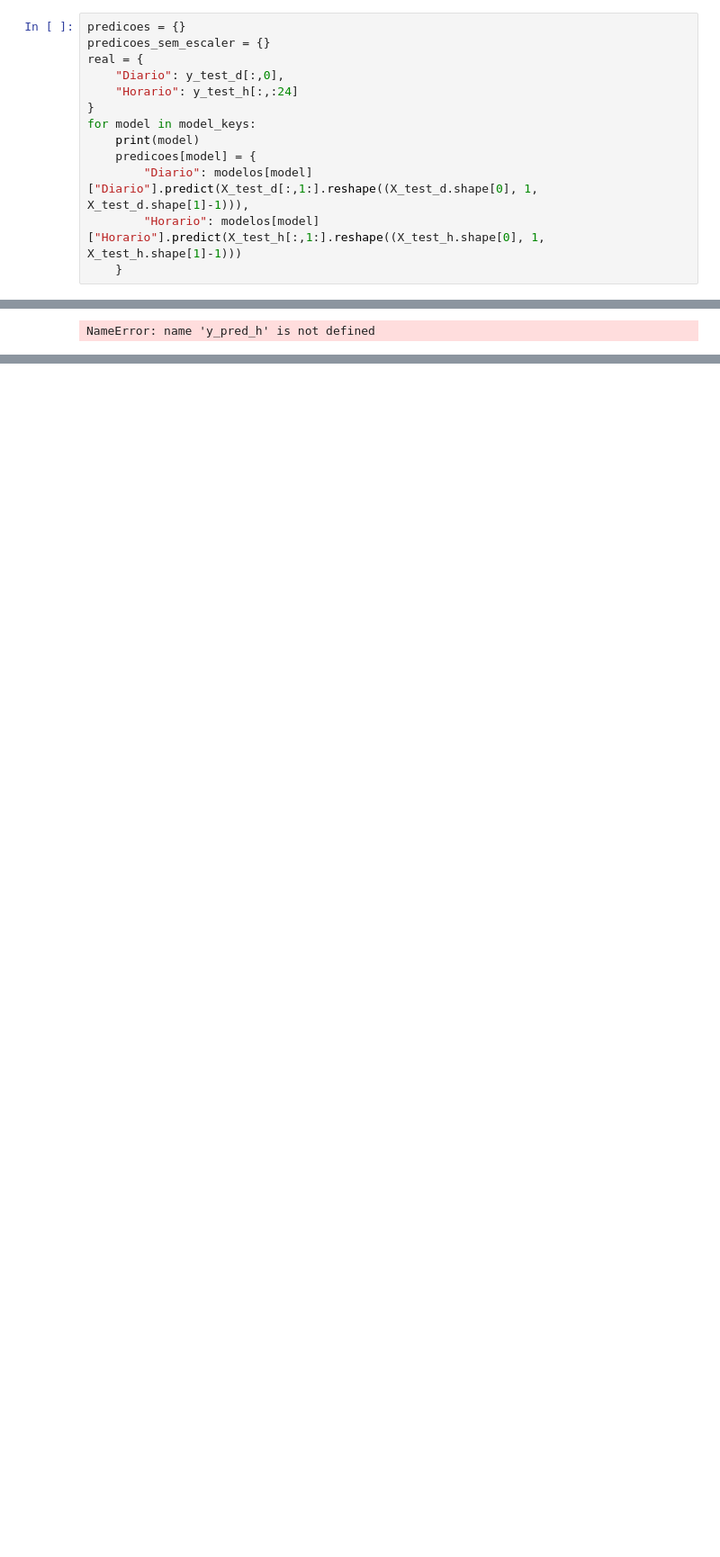
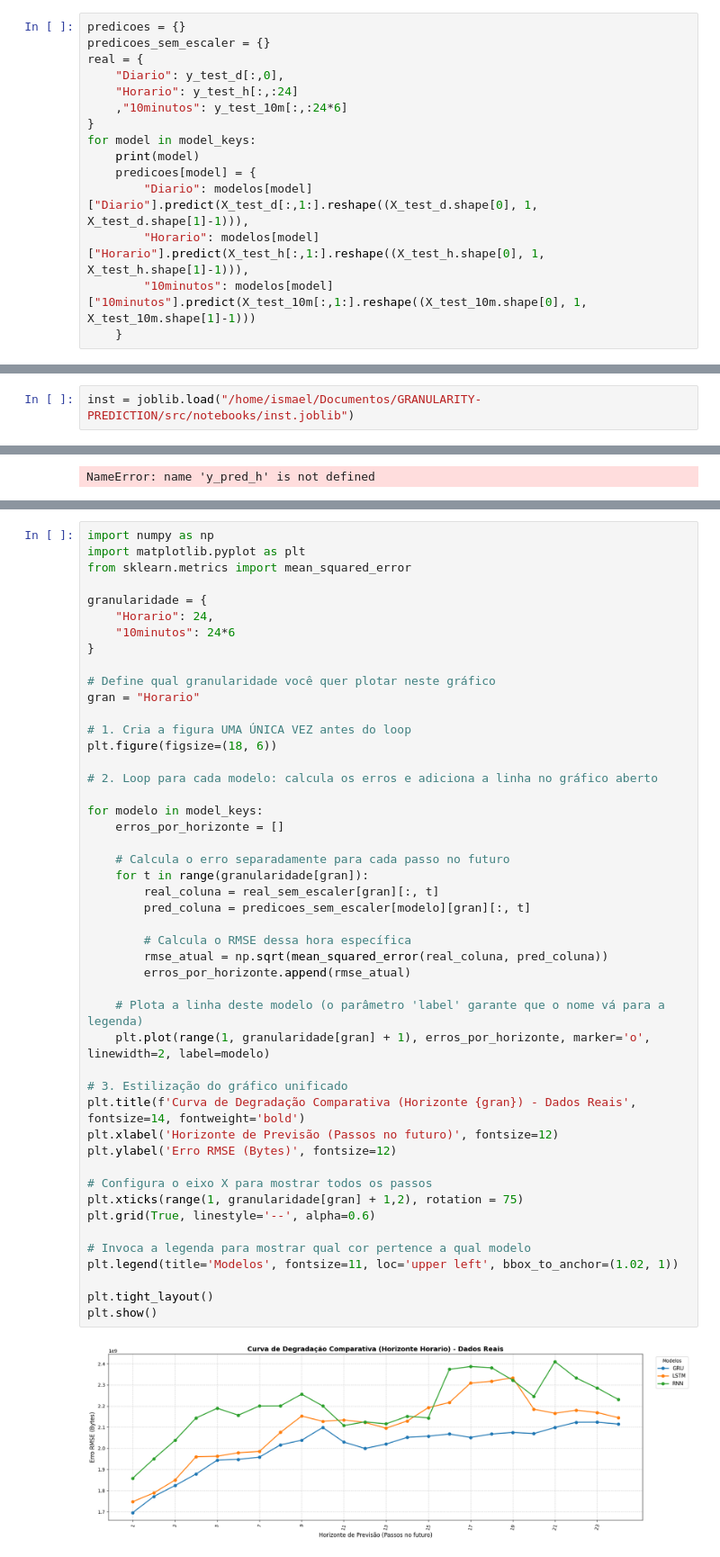
Before and after one commit to LarcesUece/GRANULARITY-PREDICTION, a Jupyter notebook: src/notebooks/analise_granularidade.ipynb, the cells around one changed output, grey strips where cells are left out. Shown at 90% size. Drawn from its saved outputs; the diff is of its cells as text; blank space fills up the shorter version.

```diff
--- a/src/notebooks/analise_granularidade.ipynb
+++ b/src/notebooks/analise_granularidade.ipynb
@@ -2044,12 +1917,14 @@ predicoes_sem_escaler = {}
 real = {
     "Diario": y_test_d[:,0],
     "Horario": y_test_h[:,:24]
+    ,"10minutos": y_test_10m[:,:24*6]
 }
 for model in model_keys:
     print(model)
     predicoes[model] = {
         "Diario": modelos[model]["Diario"].predict(X_test_d[:,1:].reshape((X_test_d.shape[0], 1, X_test_d.shape[1]-1))),
-        "Horario": modelos[model]["Horario"].predict(X_test_h[:,1:].reshape((X_test_h.shape[0], 1, X_test_h.shape[1]-1)))
+        "Horario": modelos[model]["Horario"].predict(X_test_h[:,1:].reshape((X_test_h.shape[0], 1, X_test_h.shape[1]-1))),
+        "10minutos": modelos[model]["10minutos"].predict(X_test_10m[:,1:].reshape((X_test_10m.shape[0], 1, X_test_10m.shape[1]-1)))
     }
 # %% [output]
 GRU
@@ -2069,6 +1943,8 @@ dict_keys(['189', '68', '217', '198', '150', '130', '64', '3', '41', '117', '238
 scalers_day = joblib.load("/home/ismael/Documentos/GRANULARITY-PREDICTION/src/scalers/scalers_day.joblib")
 scalers_hour = joblib.load("/home/ismael/Documentos/GRANULARITY-PREDICTION/src/scalers/scalers_hour.joblib")
 scalers_10min = joblib.load("/home/ismael/Documentos/GRANULARITY-PREDICTION/src/scalers/scalers_10min.joblib")
+# %%
+inst = joblib.load("/home/ismael/Documentos/GRANULARITY-PREDICTION/src/notebooks/inst.joblib")
 # %%
 
 real_sem_escaler = {}
@@ -2417,3 +2311,52 @@ plt.tight_layout()
 plt.show()
 # %% [output]
 [figure]
+# %%
+import numpy as np
+import matplotlib.pyplot as plt
+from sklearn.metrics import mean_squared_error
+
+granularidade = {
+    "Horario": 24,
+    "10minutos": 24*6
+}
+
+# Define qual granularidade você quer plotar neste gráfico
+gran = "Horario"
+
+# 1. Cria a figura UMA ÚNICA VEZ antes do loop
+plt.figure(figsize=(18, 6))
+
+# 2. Loop para cada modelo: calcula os erros e adiciona a linha no gráfico aberto
+
+for modelo in model_keys:
+    erros_por_horizonte = []
+
+    # Calcula o erro separadamente para cada passo no futuro
+    for t in range(granularidade[gran]):
+        real_coluna = real_sem_escaler[gran][:, t]
+        pred_coluna = predicoes_sem_escaler[modelo][gran][:, t]
+
+        # Calcula o RMSE dessa hora específica
+        rmse_atual = np.sqrt(mean_squared_error(real_coluna, pred_coluna))
+        erros_por_horizonte.append(rmse_atual)
+
+    # Plota a linha deste modelo (o parâmetro 'label' garante que o nome vá para a legenda)
+    plt.plot(range(1, granularidade[gran] + 1), erros_por_horizonte, marker='o', linewidth=2, label=modelo)
+
+# 3. Estilização do gráfico unificado
+plt.title(f'Curva de Degradação Comparativa (Horizonte {gran}) - Dados Reais', fontsize=14, fontweight='bold')
+plt.xlabel('Horizonte de Previsão (Passos no futuro)', fontsize=12)
+plt.ylabel('Erro RMSE (Bytes)', fontsize=12)
+
+# Configura o eixo X para mostrar todos os passos
+plt.xticks(range(1, granularidade[gran] + 1,2), rotation = 75)
+plt.grid(True, linestyle='--', alpha=0.6)
+
+# Invoca a legenda para mostrar qual cor pertence a qual modelo
+plt.legend(title='Modelos', fontsize=11, loc='upper left', bbox_to_anchor=(1.02, 1))
+
+plt.tight_layout()
+plt.show()
+# %% [output]
+[figure, added]
```
Also changed, not shown: parts of 35 cells of this notebook, 4 other files.
